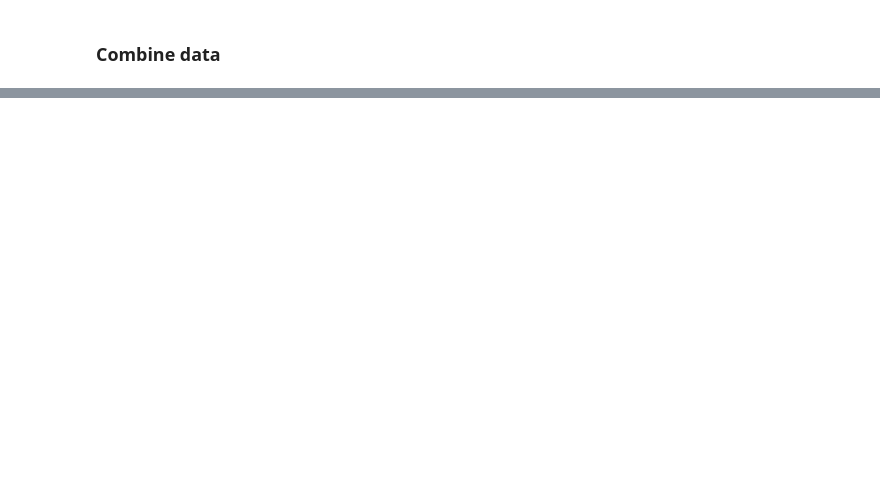
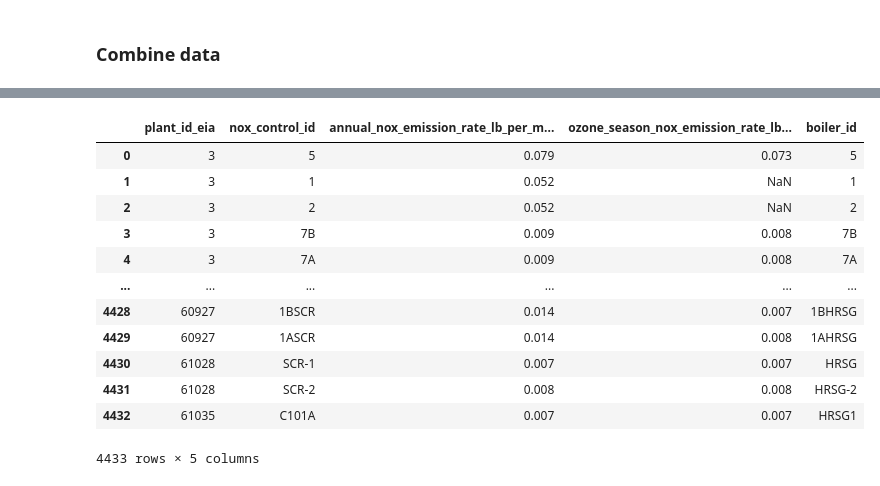
Before and after one commit to singularity-energy/open-grid-emissions, a Jupyter notebook: notebooks/fix_nox_so2_calculations.ipynb, the cells around one changed output, grey strips where cells are left out. Saved outputs shown, nothing was run; the diff lists cells and outputs as text; code cells hidden in the pictures; blank space fills up the shorter version.

```diff
--- a/notebooks/fix_nox_so2_calculations.ipynb
+++ b/notebooks/fix_nox_so2_calculations.ipynb
@@ -103,3 +166,16 @@ nox_rates
 # %%
-boiler_nox_rate = boiler_nox_association_eia860[["plant_id_eia","boiler_id","nox_control_id"]]
-boiler_nox_rate.merge(nox_rates, how="left", on=["plant_id_eia","nox_control_id"]).head(20)
+nox_rates.merge(boiler_nox_association_eia860[["plant_id_eia","nox_control_id","boiler_id",]], how="left", on=["plant_id_eia","nox_control_id"])
+# %% [output]
+|  | plant_id_eia | nox_control_id | annual_nox_emission_rate_lb_per_m... | ozone_season_nox_emission_rate_lb... | boiler_id |
+| 0 | 3 | 5 | 0.079 | 0.073 | 5 |
+| 1 | 3 | 1 | 0.052 | NaN | 1 |
+| 2 | 3 | 2 | 0.052 | NaN | 2 |
+| 3 | 3 | 7B | 0.009 | 0.008 | 7B |
+| 4 | 3 | 7A | 0.009 | 0.008 | 7A |
+| ... | ... | ... | ... | ... | ... |
+| 4428 | 60927 | 1BSCR | 0.014 | 0.007 | 1BHRSG |
+| 4429 | 60927 | 1ASCR | 0.014 | 0.008 | 1AHRSG |
+| 4430 | 61028 | SCR-1 | 0.007 | 0.007 | HRSG |
+| 4431 | 61028 | SCR-2 | 0.008 | 0.008 | HRSG-2 |
+| 4432 | 61035 | C101A | 0.007 | 0.007 | HRSG1 |
+4433 rows × 5 columns
```
Also changed, not shown: parts of 7 cells of this notebook.
